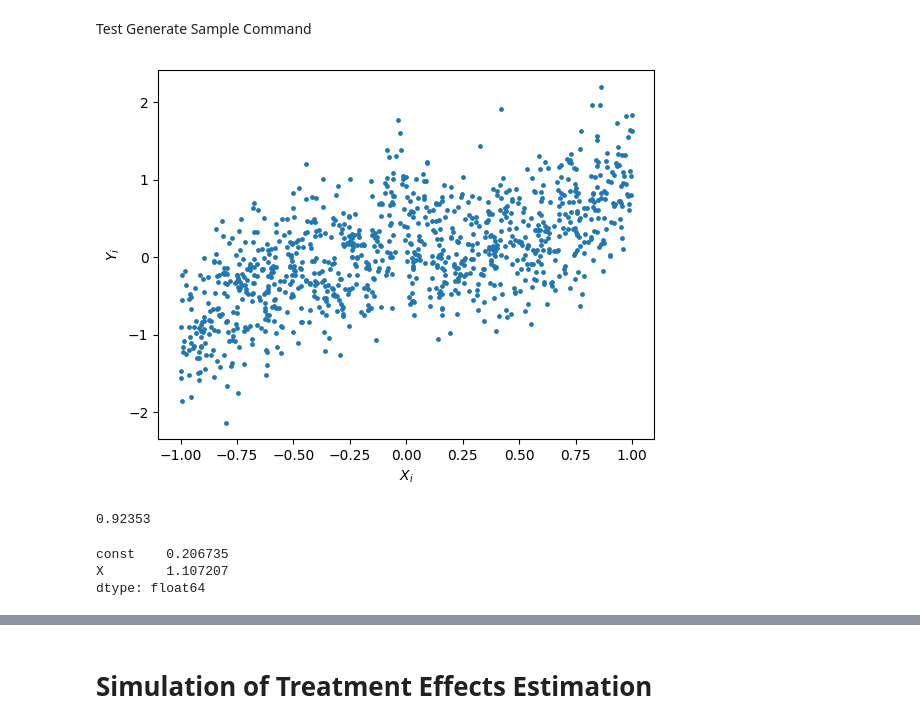
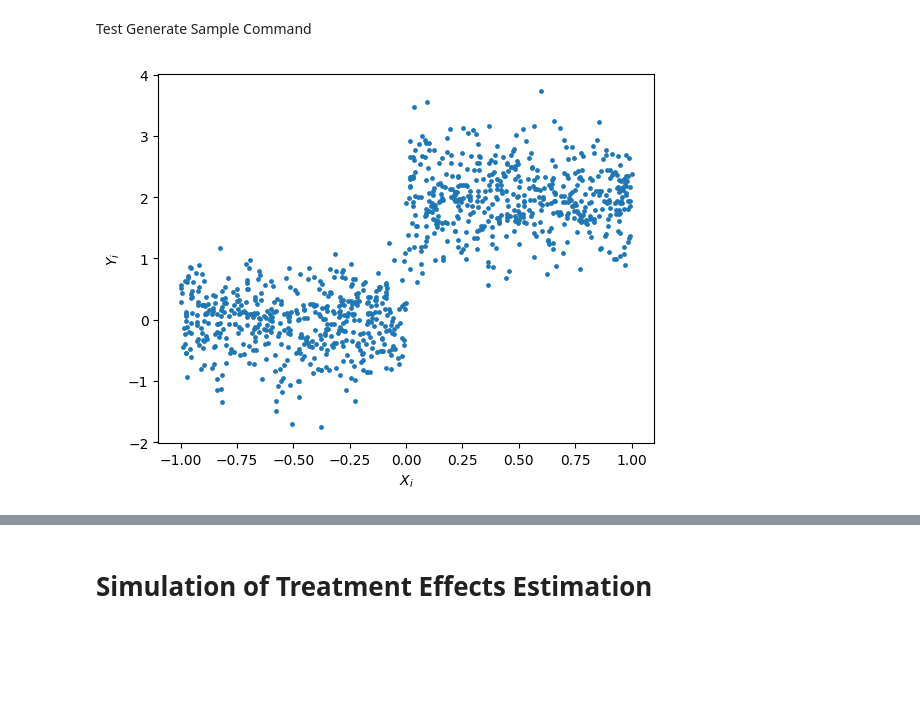
Before and after one commit to FranciscoPortilha/BSc2-Thesis---Robust-RDD, a Jupyter notebook: dev.ipynb, the cells around one changed output, grey strips where cells are left out. Saved outputs shown, nothing was run; the diff lists cells and outputs as text; code cells hidden in the pictures; blank space fills up the shorter version.

```diff
--- a/dev.ipynb
+++ b/dev.ipynb
@@ -144,45 +139,3 @@ Basic $Y_{i}$ just with simple treatment effect: $\quad \mu_{B}(x)= \tau t$
-# %%
-def mu_basic(tau,x):
-    """
-    This function generates the non-random part of the outcome function with a basic potential outcomes framework DGP.
-
-    Parameters
-    ----------
-    tau : int
-        The size of the treatment effect.
-    x : int
-        The observation to compute the non-random outcome value for.
-
-    Returns
-    -------
-    mu: int
-        Returns the non-random part the outcome value.
-    """
-    return tau*treatment(x)
-
-def genY_basic(tau,X,epsilon):
-    """
-    This function generates a sample of outcomes (Y_i's) with a basic potential outcomes framework DGP.
-
-    Parameters
-    ----------
-    tau : int
-        The size of the treatment effect.
-    X : arrray[int]
-        The sample of observation to compute the outcome values for.
-    epsilon : arrray[int]
-        The vector of random errors.
-
-    Returns
-    -------
-    Y: arrray[int]
-        Returns a vector with the outcome values.
-    """
-    Y = {}
-    for i in range(len(X)):
-        Y = np.append(Y,mu_basic(tau,X[i]) + epsilon[i])
-    Y = np.delete(Y,0)
-    return Y
 # %% [markdown]
 Basic linear outcomes ($Y_{i}$) plus simple treatment effect: $\quad \mu_{BL}(x)= \alpha + \beta x + \tau t$
 # %%
@@ -330,7 +283,7 @@ def genSample(name, n, tau=0, L=0, alpha=0, beta=0, printPlot=True):
 Test Generate Sample Command
 # %%
 # Options are: 'Noak', 'Basic', 'Basic Linear'
-sample = genSample('Noack',1000,L=50,printPlot=True)
+sample = genSample('Basic',1000,2,printPlot=True)
 #sample.to_csv('sample.csv')
 # %% [output]
-[figure, old version]
+[figure, new version]
@@ -409,4 +289,0 @@ def plotSplitFitComparison(sample, cutoff, name1, name2="", name3=""):
-# %%
-round(0.9235346787599999,5)
-# %% [output]
-0.92353
@@ -416,6 +289,0 @@ params_below = fit('Donut', sample_below,True)
-# %%
-params_below
-# %% [output]
-const    0.206735
-X        1.107207
-dtype: float64
```
Also changed, not shown: parts of 12 cells of this notebook.
